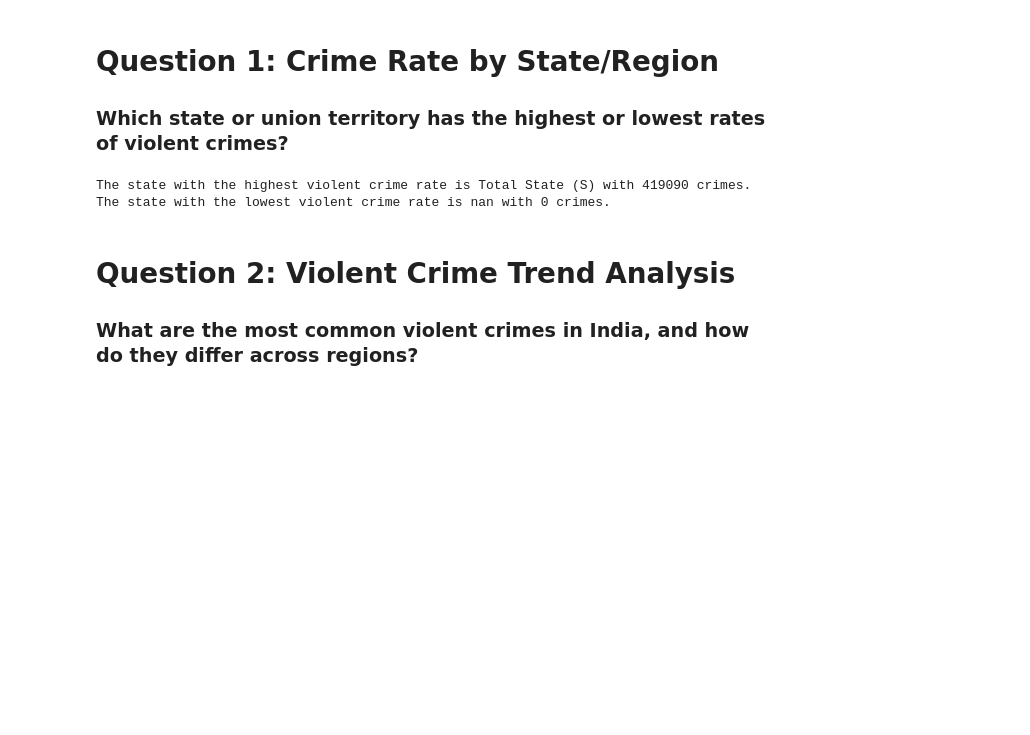
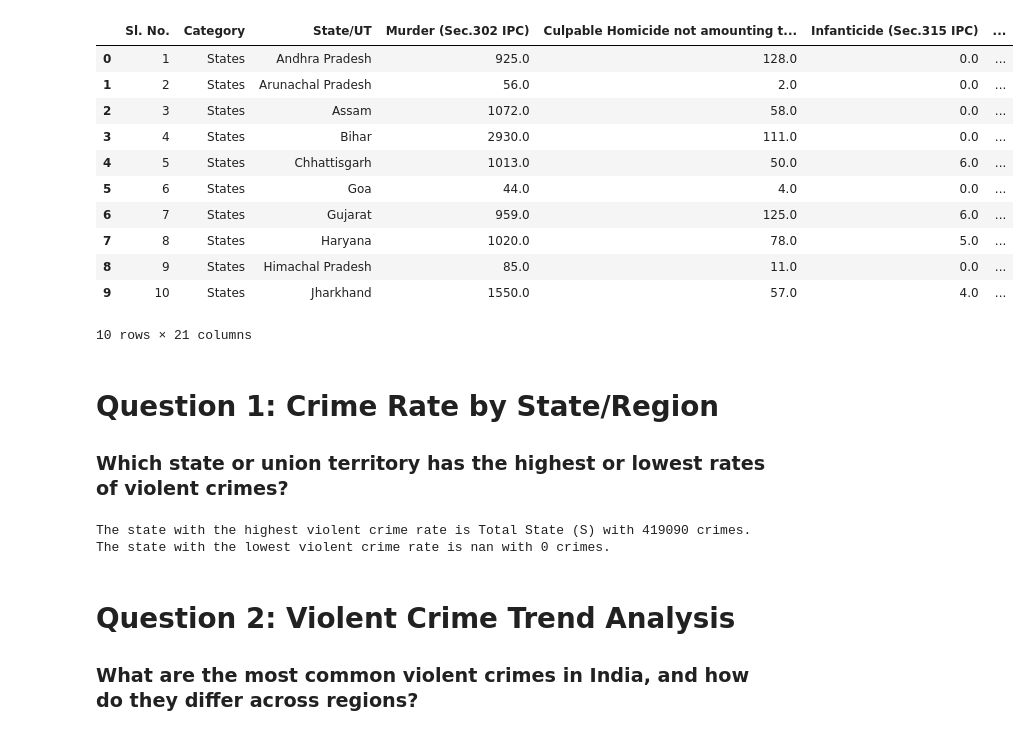
Before and after one commit to NIKHIL0653/AI_ML_DS, a Jupyter notebook: crime_in_india.ipynb, the cells around one changed output. Saved outputs shown, nothing was run; the diff lists cells and outputs as text; code cells hidden in the pictures; blank space fills up the shorter version.

Commit message:
data analysis

```diff
--- a/crime_in_india.ipynb
+++ b/crime_in_india.ipynb
@@ -14,6 +14,21 @@ crime_data = crime_data.iloc[:-2]
 
 # Convert the 'State/UT' column to string
 crime_data['State/UT'] = crime_data['State/UT'].astype(str)
+# %%
+crime_data.head(10)
+# %% [output]
+|  | Sl. No. | Category | State/UT | Murder (Sec.302 IPC) | Culpable Homicide not amounting t... | Infanticide (Sec.315 IPC) | ... |
+| 0 | 1 | States | Andhra Pradesh | 925.0 | 128.0 | 0.0 | ... |
+| 1 | 2 | States | Arunachal Pradesh | 56.0 | 2.0 | 0.0 | ... |
+| 2 | 3 | States | Assam | 1072.0 | 58.0 | 0.0 | ... |
+| 3 | 4 | States | Bihar | 2930.0 | 111.0 | 0.0 | ... |
+| 4 | 5 | States | Chhattisgarh | 1013.0 | 50.0 | 6.0 | ... |
+| 5 | 6 | States | Goa | 44.0 | 4.0 | 0.0 | ... |
+| 6 | 7 | States | Gujarat | 959.0 | 125.0 | 6.0 | ... |
+| 7 | 8 | States | Haryana | 1020.0 | 78.0 | 5.0 | ... |
+| 8 | 9 | States | Himachal Pradesh | 85.0 | 11.0 | 0.0 | ... |
+| 9 | 10 | States | Jharkhand | 1550.0 | 57.0 | 4.0 | ... |
+10 rows × 21 columns
 # %% [markdown]
 # Question 1: Crime Rate by State/Region
 ### Which state or union territory has the highest or lowest rates of violent crimes?
```
Also changed, not shown: parts of 6 cells of this notebook, 4 other files.
